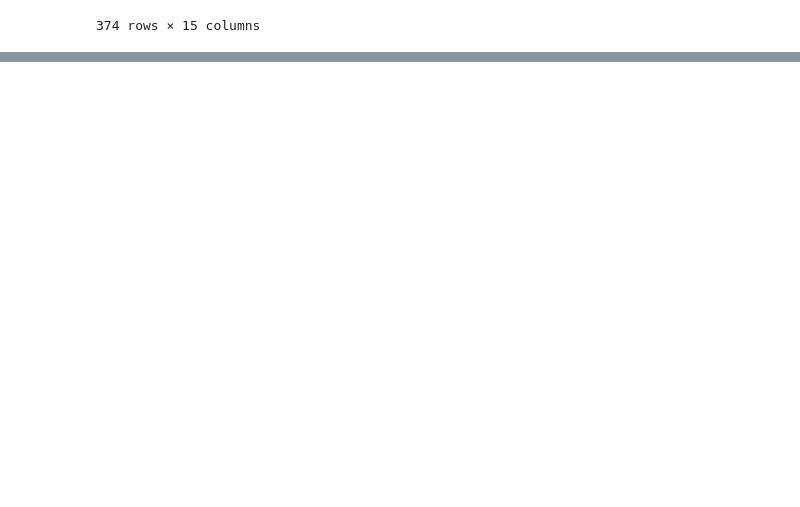
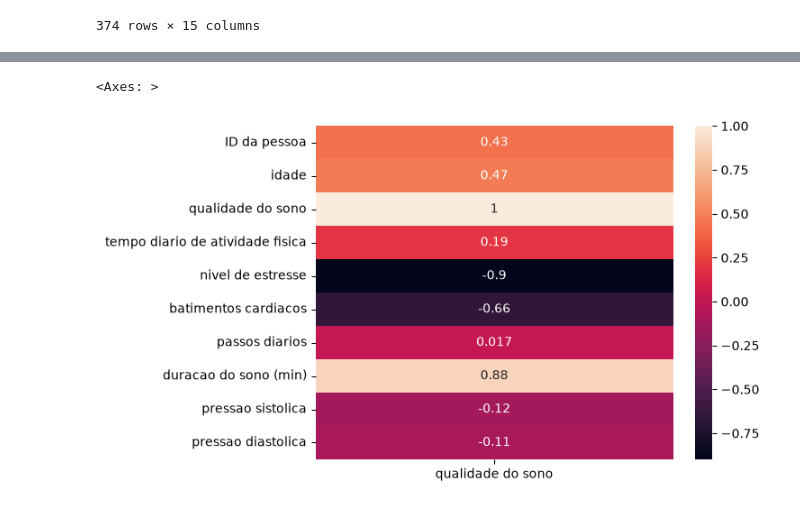
Before and after one commit to squad-ada-lovelace/Desafio_07-Desafio-final, a Jupyter notebook: notebook/notebook_claudia.ipynb, the cells around one changed output, grey strips where cells are left out. Drawn from its saved outputs; the diff is of its cells as text; code cells hidden in the pictures; blank space fills up the shorter version.

```diff
--- a/notebook/notebook_claudia.ipynb
+++ b/notebook/notebook_claudia.ipynb
@@ -273,0 +276,3 @@ df
+# %%
+path = "https://raw.githubusercontent.com/squad-ada-lovelace/Desafio_07-Desafio-final/refs/heads/claudia/processed/qualidade_do_sono_tratado.csv"
+df = pd.read_csv(path)
@@ -273,0 +320,5 @@ df
+# %%
+df_numerico = df.select_dtypes(exclude=['object'])
+matriz_correlacao = df_numerico.corr()
+
+matriz_correlacao
@@ -273,0 +337,5 @@ df
+# %%
+sns.heatmap(matriz_correlacao[['qualidade do sono']], annot=True)
+# %% [output]
+<Axes: >
+[figure, added]
```
Also changed, not shown: parts of 14 cells of this notebook.
